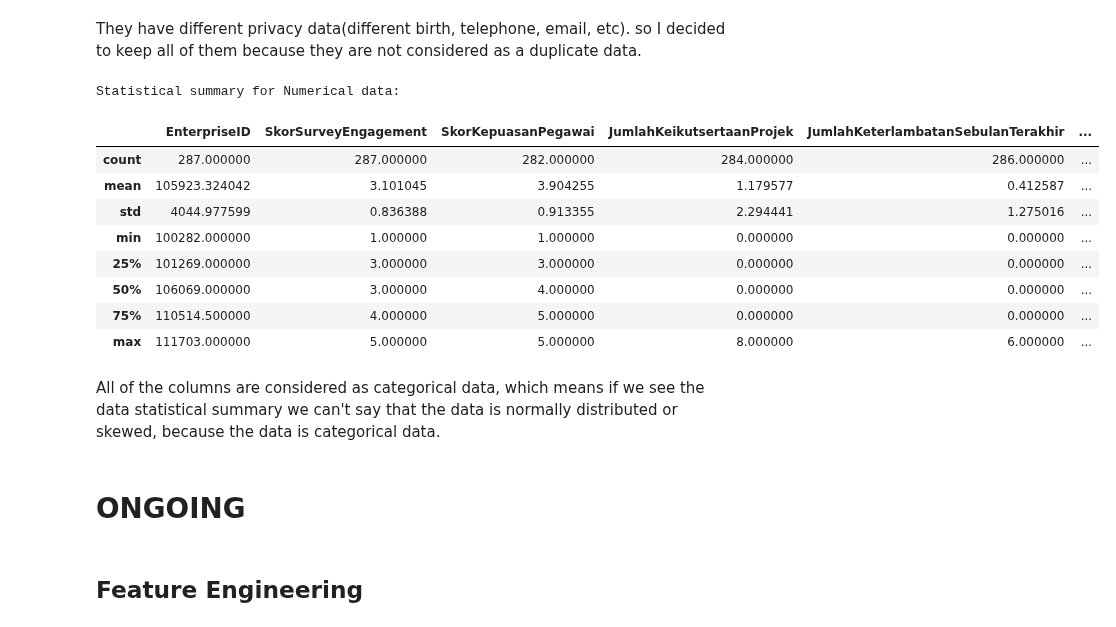
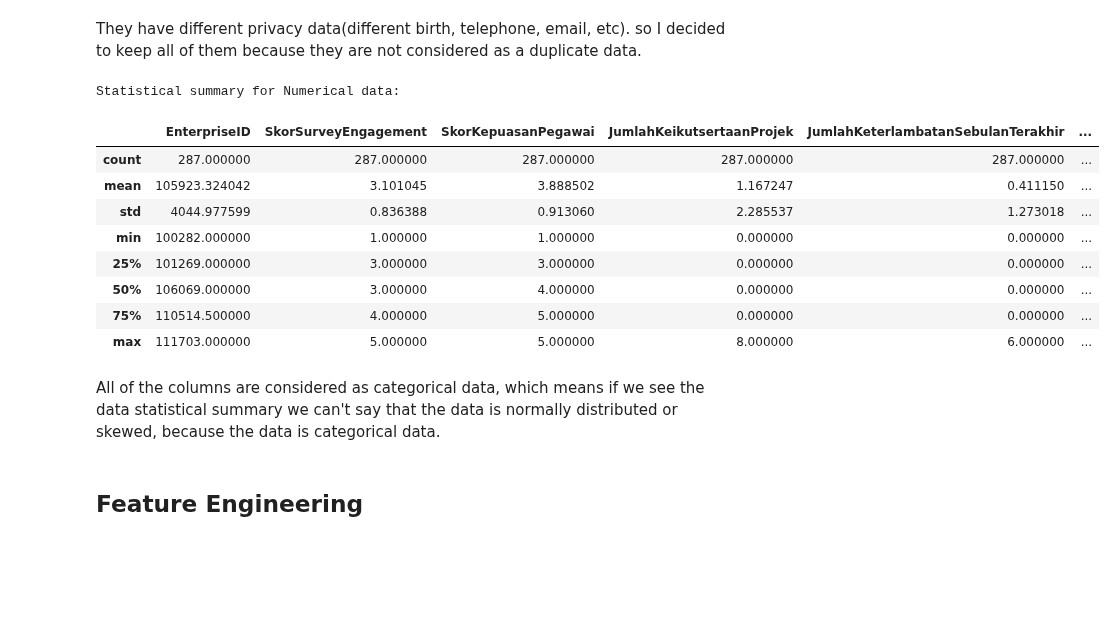
Before and after one commit to azaryasph/Improving-Employee-Retention-By-Predicting-Employee-Attrition-Using-Machine-Learning, a Jupyter notebook: notebook/predict_employee_attrition.ipynb, the cells around one changed output. Cells and saved outputs as stored; diff of their text form; code cells hidden in the pictures; blank space fills up the shorter version.

```diff
--- a/notebook/predict_employee_attrition.ipynb
+++ b/notebook/predict_employee_attrition.ipynb
@@ -97,21 +118,26 @@ dtype: float64
 # %%
-# Create a copy of the original dataset to not modify the original data
-data_proc = data_ori.copy()
+# Create a copy of the original data to avoid modifying the original data
+# Copy data for EDAs
+data_eda = data_ori.copy()
 
 # Drop IkutProgramLOP columns
-data_proc = data_proc.drop(columns='IkutProgramLOP')
+data_eda = data_eda.drop(columns='IkutProgramLOP')
 
 # Fill missing values on AlasanResign with 'Unkown'
-data_proc['AlasanResign'] = data_proc['AlasanResign'].fillna('Unknown')
+data_eda['AlasanResign'] = data_eda['AlasanResign'].fillna('masih_bekerja')
 
-# fill SkorKepuasanPegawai with mode
-data_proc['SkorKepuasanPegawai'] = data_proc['SkorKepuasanPegawai'].fillna(data_proc['SkorKepuasanPegawai'].mode()[0])
+# Defube column that still coonatin missing values
+missing = [
+    'SkorKepuasanPegawai', 'JumlahKeikutsertaanProjek',
+    'JumlahKeterlambatanSebulanTerakhir', 'JumlahKetidakhadiran'
+]
 
-# fill rest of the missing values with 0
-data_proc = data_proc.fillna(0)
+# fill rest of the missing values with median
+for col in missing:
+    data_eda[col] = data_eda[col].fillna(data_eda[col].mode()[0])
 
 # Check if there are any missing values left
-null_val2 = data_proc.isnull().sum().sum()
+null_val2 = data_eda.isnull().sum().sum()
 print(f'Missing values left: {null_val2}')
 # %% [output]
 Missing values left: 0
@@ -159,15 +185,15 @@ display(data_ori[data_ori.Username=='brainyMagpie7'])
 # %% [markdown]
 They have different privacy data(different birth, telephone, email, etc). so I decided to keep all of them because they are not considered as a duplicate data.
 # %%
-numerical = data_ori.select_dtypes('number')
+numerical = data_eda.select_dtypes('number')
 print('Statistical summary for Numerical data:\n')
 display(numerical.describe())
 # %% [output]
 Statistical summary for Numerical data:
 |  | EnterpriseID | SkorSurveyEngagement | SkorKepuasanPegawai | JumlahKeikutsertaanProjek | JumlahKeterlambatanSebulanTerakhir | ... |
-| count | 287.000000 | 287.000000 | 282.000000 | 284.000000 | 286.000000 | ... |
-| mean | 105923.324042 | 3.101045 | 3.904255 | 1.179577 | 0.412587 | ... |
-| std | 4044.977599 | 0.836388 | 0.913355 | 2.294441 | 1.275016 | ... |
+| count | 287.000000 | 287.000000 | 287.000000 | 287.000000 | 287.000000 | ... |
+| mean | 105923.324042 | 3.101045 | 3.888502 | 1.167247 | 0.411150 | ... |
+| std | 4044.977599 | 0.836388 | 0.913060 | 2.285537 | 1.273018 | ... |
 | min | 100282.000000 | 1.000000 | 1.000000 | 0.000000 | 0.000000 | ... |
 | 25% | 101269.000000 | 3.000000 | 3.000000 | 0.000000 | 0.000000 | ... |
 | 50% | 106069.000000 | 3.000000 | 4.000000 | 0.000000 | 0.000000 | ... |
@@ -175,8 +201,6 @@ Statistical summary for Numerical data:
 | max | 111703.000000 | 5.000000 | 5.000000 | 8.000000 | 6.000000 | ... |
 # %% [markdown]
 All of the columns are considered as categorical data, which means if we see the data statistical summary we can't say that the data is normally distributed or skewed, because the data is categorical data.
-# %% [markdown]
-# ONGOING
 # %% [markdown]
 ## Feature Engineering
 # %% [markdown]
```
Also changed, not shown: parts of 15 cells of this notebook, 1 other file.
